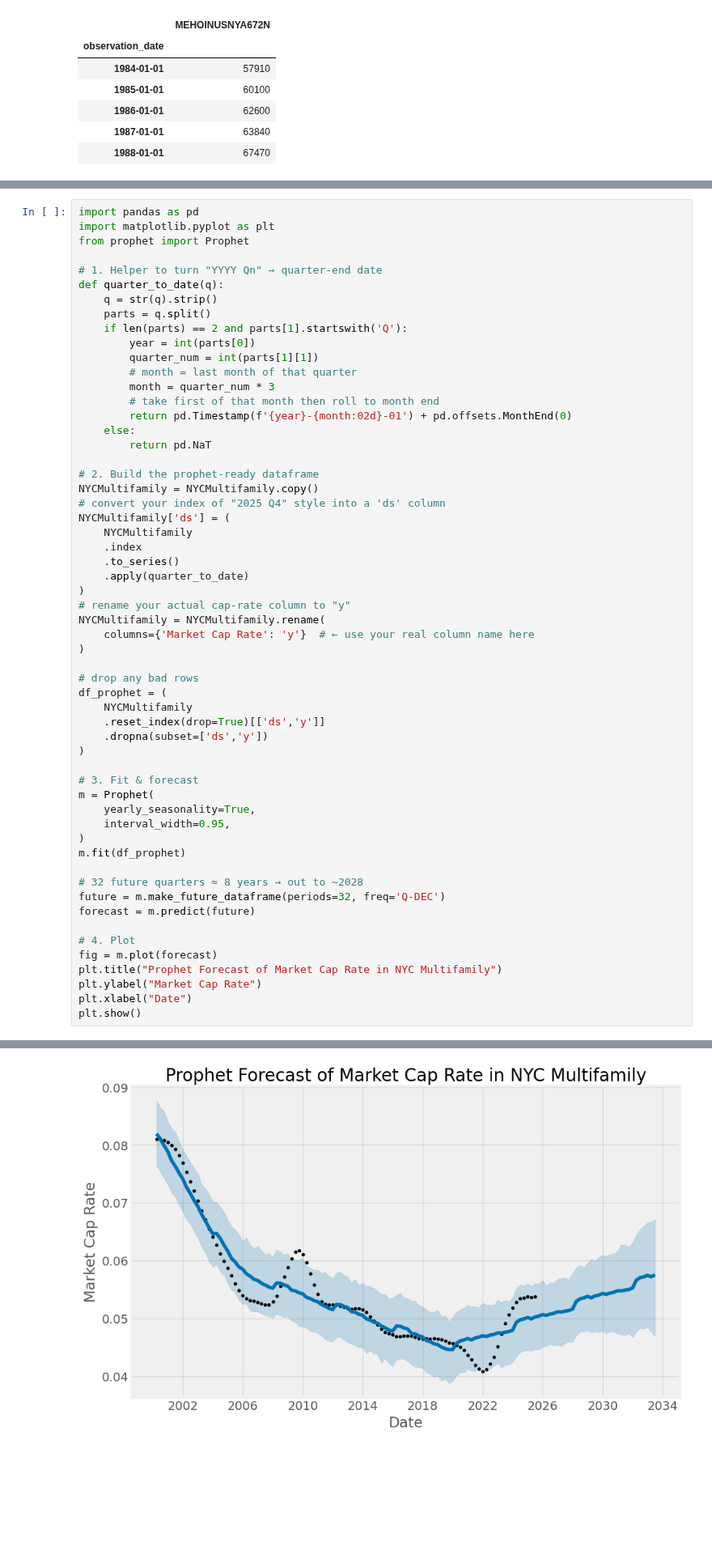
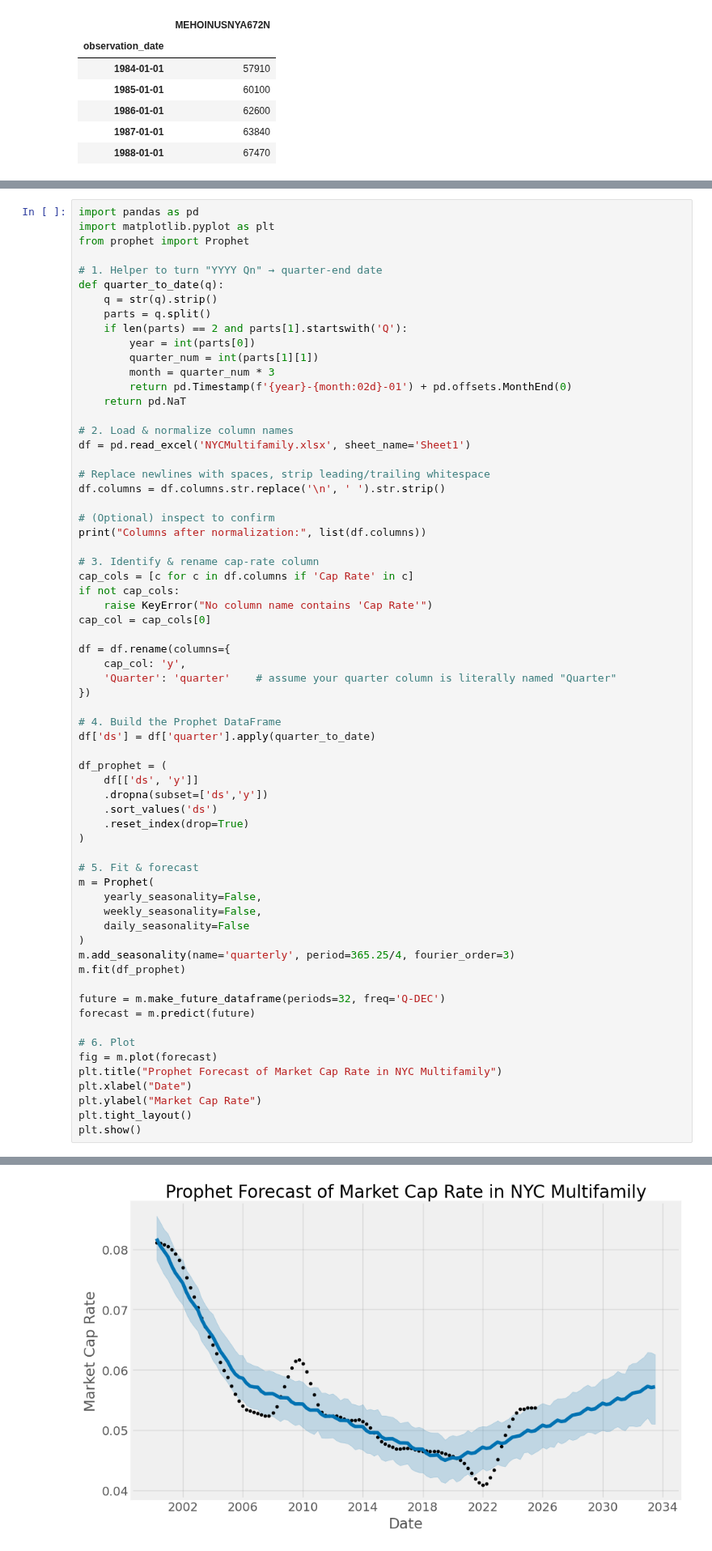
Before and after one commit to supernovaaa2024/RealEstateValuation, a Jupyter notebook: MachineLearning.ipynb, the cells around one changed output, grey strips where cells are left out. Shown at 81% size. Saved outputs shown, nothing was run; the diff lists cells and outputs as text; blank space fills up the shorter version.

```diff
--- a/MachineLearning.ipynb
+++ b/MachineLearning.ipynb
@@ -59,56 +59,64 @@ import pandas as pd
 import matplotlib.pyplot as plt
 from prophet import Prophet
 
-# 1. Helper to turn "YYYY Qn" → quarter‑end date
+# 1. Helper to turn "YYYY Qn" → quarter-end date
 def quarter_to_date(q):
     q = str(q).strip()
     parts = q.split()
     if len(parts) == 2 and parts[1].startswith('Q'):
         year = int(parts[0])
         quarter_num = int(parts[1][1])
-        # month = last month of that quarter
         month = quarter_num * 3
-        # take first of that month then roll to month end
         return pd.Timestamp(f'{year}-{month:02d}-01') + pd.offsets.MonthEnd(0)
-    else:
-        return pd.NaT
+    return pd.NaT
 
-# 2. Build the prophet‑ready dataframe
-NYCMultifamily = NYCMultifamily.copy()
-# convert your index of "2025 Q4" style into a 'ds' column
-NYCMultifamily['ds'] = (
-    NYCMultifamily
-    .index
-    .to_series()
-    .apply(quarter_to_date)
-)
-# rename your actual cap‑rate column to "y"
-NYCMultifamily = NYCMultifamily.rename(
-    columns={'Market Cap Rate': 'y'}  # ← use your real column name here
+# 2. Load & normalize column names
+df = pd.read_excel('NYCMultifamily.xlsx', sheet_name='Sheet1')
+
+# Replace newlines with spaces, strip leading/trailing whitespace
+df.columns = df.columns.str.replace('\n', ' ').str.strip()
+
+# (Optional) inspect to confirm
+print("Columns after normalization:", list(df.columns))
+
+# 3. Identify & rename cap-rate column
+cap_cols = [c for c in df.columns if 'Cap Rate' in c]
+if not cap_cols:
+    raise KeyError("No column name contains 'Cap Rate'")
+cap_col = cap_cols[0]
+
+df = df.rename(columns={
+    cap_col: 'y',
+    'Quarter': 'quarter'    # assume your quarter column is literally named "Quarter"
+})
+
+# 4. Build the Prophet DataFrame
+df['ds'] = df['quarter'].apply(quarter_to_date)
+
+df_prophet = (
+    df[['ds', 'y']]
+    .dropna(subset=['ds','y'])
+    .sort_values('ds')
+    .reset_index(drop=True)
 )
 
-# drop any bad rows
-df_prophet = (
-    NYCMultifamily
-    .reset_index(drop=True)[['ds','y']]
-    .dropna(subset=['ds','y'])
+# 5. Fit & forecast
+m = Prophet(
+    yearly_seasonality=False,
+    weekly_seasonality=False,
+    daily_seasonality=False
 )
-
-# 3. Fit & forecast
-m = Prophet(
-    yearly_seasonality=True,
-    interval_width=0.95,
-)
+m.add_seasonality(name='quarterly', period=365.25/4, fourier_order=3)
 m.fit(df_prophet)
 
-# 32 future quarters ≈ 8 years → out to ~2028
 future = m.make_future_dataframe(periods=32, freq='Q-DEC')
 forecast = m.predict(future)
 
-# 4. Plot
+# 6. Plot
 fig = m.plot(forecast)
 plt.title("Prophet Forecast of Market Cap Rate in NYC Multifamily")
+plt.xlabel("Date")
 plt.ylabel("Market Cap Rate")
-plt.xlabel("Date")
+plt.tight_layout()
 plt.show()
 # %% [output]
@@ -117,4 +126,4 @@ plt.show()
-[figure, old version]
+[figure, new version]
 # %%
 import pandas as pd
 import matplotlib.pyplot as plt
```
Also changed, not shown: parts of 6 cells of this notebook, 1 other file.
